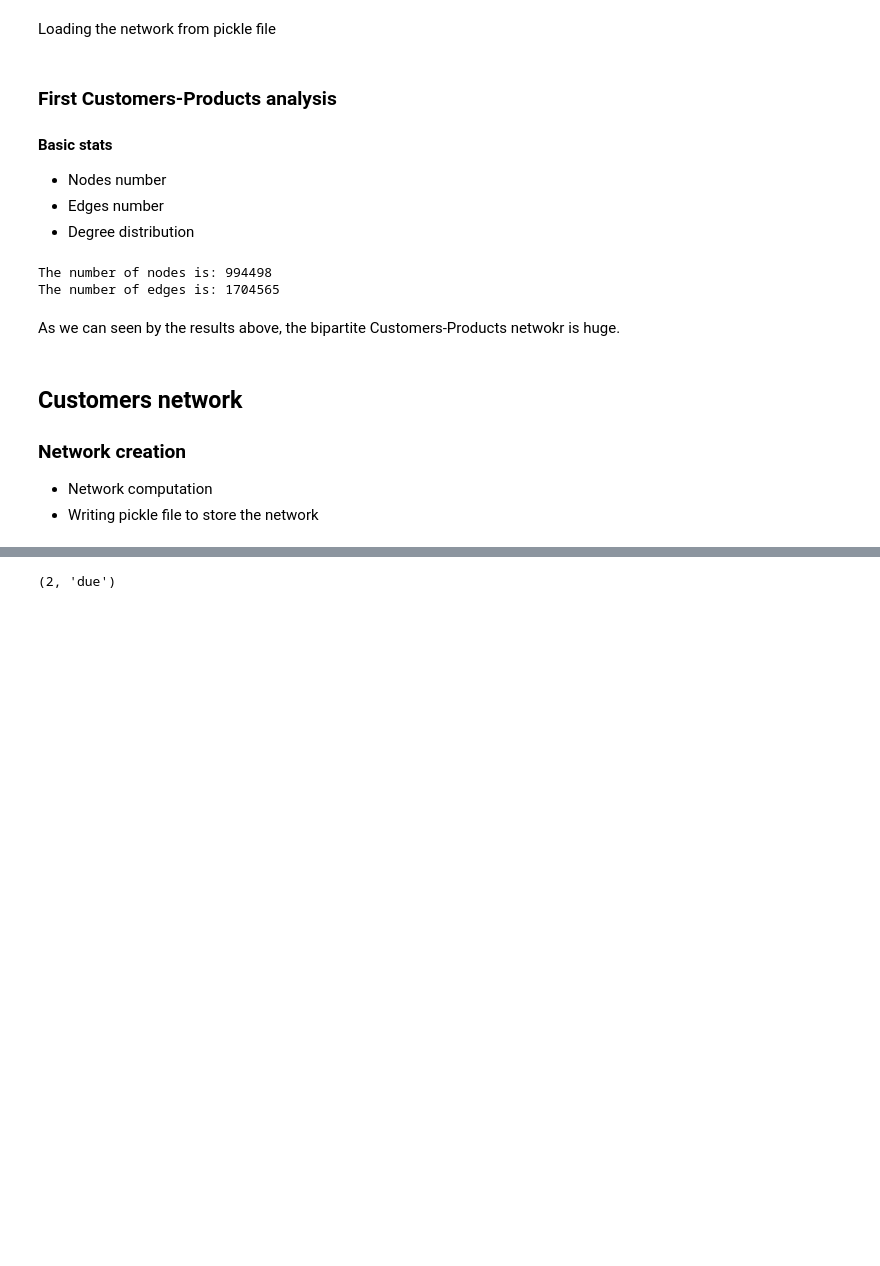
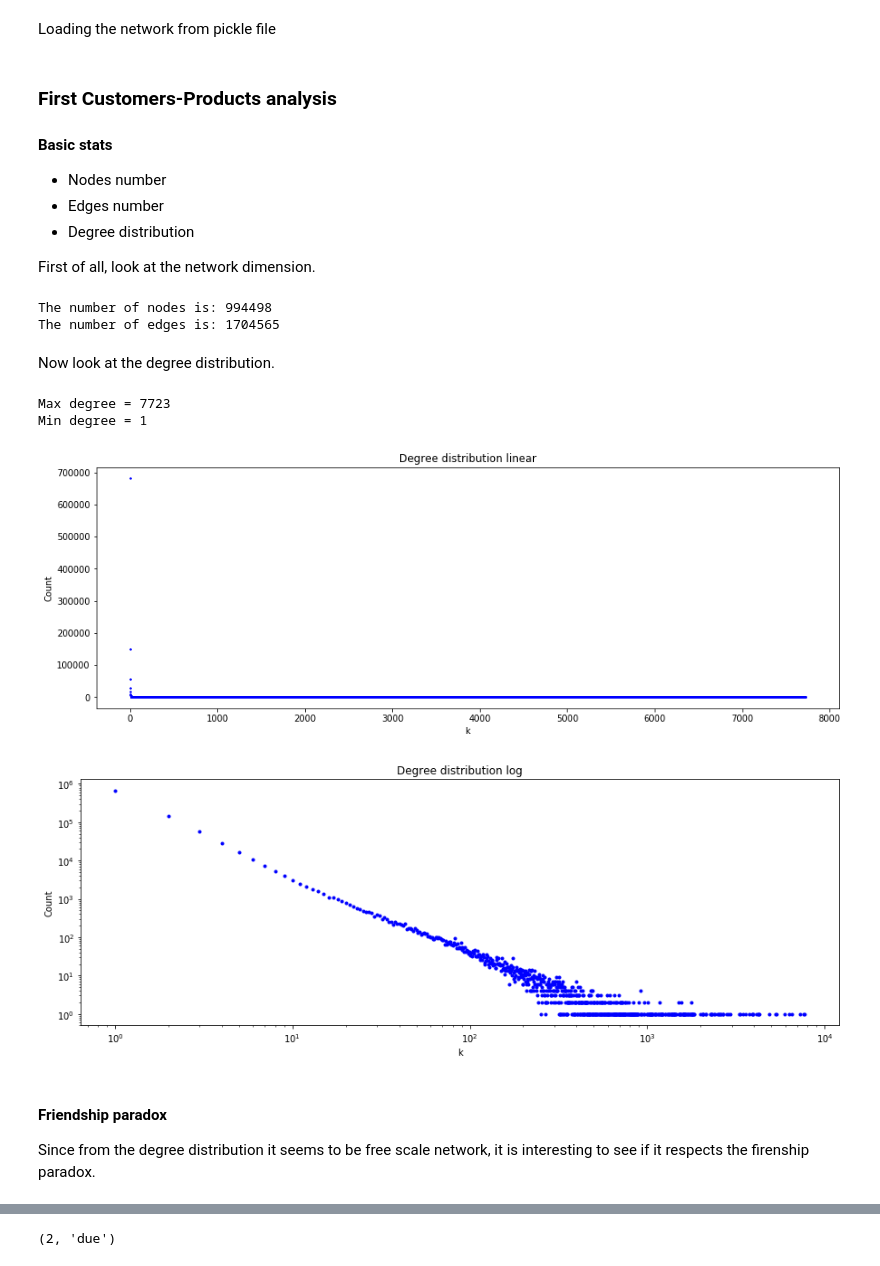
Before and after one commit to carmignanivittorio/Amazon-review-dataset-analysis, a Jupyter notebook: Graph2.ipynb, the cells around one changed output, grey strips where cells are left out. Cells and saved outputs as stored; diff of their text form; code cells hidden in the pictures; blank space fills up the shorter version.

Commit message:
Bipartie complted and products began

```diff
--- a/Graph2.ipynb
+++ b/Graph2.ipynb
@@ -27,7 +29,7 @@ import pickle
 ### Loading files to create network aftewards
 In the code below we define the path which has to be used to load pickle files needed for the network analysis.
 # %%
-PATH_DATA = "V:/Programmazione/Amazon/"
+PATH_DATA = "../../Files/"
 df_no_text = pd.read_pickle("%sAmazonDataProjectNoText.pkl" % PATH_DATA)
 # %%
 with open('%scustomersDict.pickle' %PATH_DATA, 'rb') as handleC:
@@ -62,34 +64,41 @@ gCP = nx.read_gpickle("%srawNetwork.gpickle" %PATH_DATA)
 - Nodes number
 - Edges number
 - Degree distribution
+
+First of all, look at the network dimension.
 # %%
 print("The number of nodes is: %d" %(len(gCP.nodes())))
 print("The number of edges is: %d" %(len(gCP.edges())))
 # %% [output]
 The number of nodes is: 994498
 The number of edges is: 1704565
-# %% [markdown]
-As we can seen by the results above, the bipartite Customers-Products netwokr is huge.
+# %% [markdown]
+Now look at the degree distribution.
 # %%
 # Degree distribution with plot
 degrees = list()
 for i in gCP:
     degrees.append(gCP.degree(i))
 print("Max degree = " + str(max(degrees)))
 print("Min degree = " + str(min(degrees)))
 
 v, b = np.histogram(degrees, max(degrees))
 v = np.append(v, 0)
 plt.rcParams['figure.figsize'] = [15, 5]
 plt.title('Degree distribution linear')
 plt.xlabel('k')
 plt.ylabel('Count')
-plt.plot(b, v, 'b.')
+plt.plot(b, v, 'b.', markersize = 3)
 plt.show()
 plt.title('Degree distribution log')
 plt.xlabel('k')
 plt.ylabel('Count')
 plt.xscale('log')
 plt.yscale('log')
-plt.plot(b, v, 'bo')
+plt.plot(b, v, 'bo', markersize = 3)
 plt.show()
+# %% [output]
+Max degree = 7723
+Min degree = 1
+[figure, added]
+[figure, added]
@@ -146,6 +105,3 @@ plt.show()
-# %% [markdown]
-## Customers network
-
-### Network creation
-- Network computation
-- Writing pickle file to store the network
+# %% [markdown]
+#### Friendship paradox
+Since from the degree distribution it seems to be free scale network, it is interesting to see if it respects the firenship paradox.
```
Also changed, not shown: parts of 44 cells of this notebook, 2 other files.
